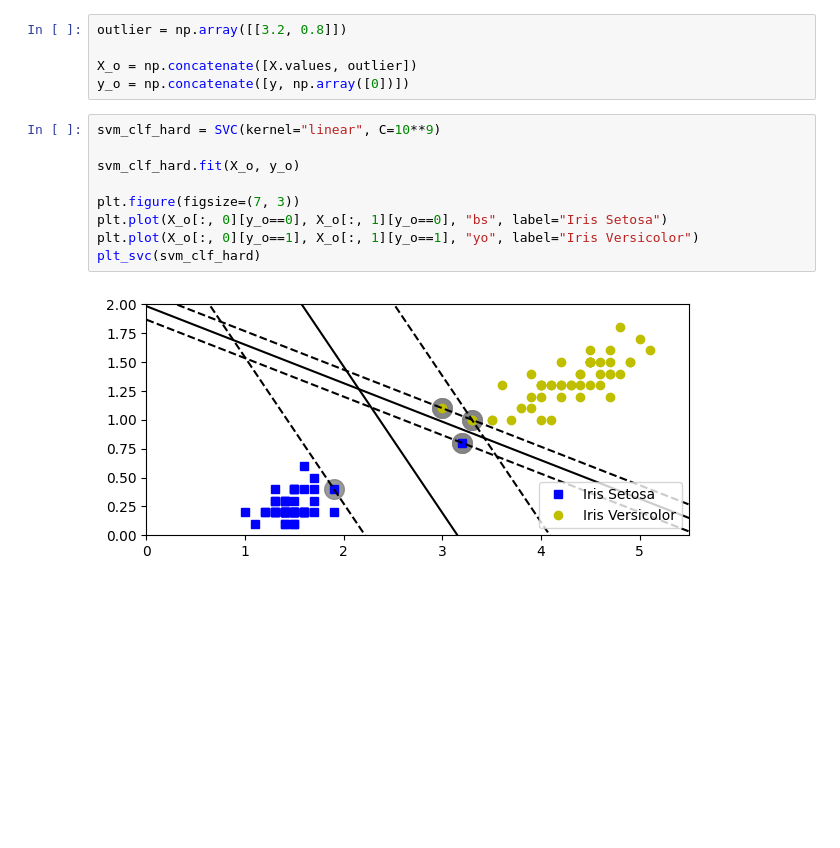
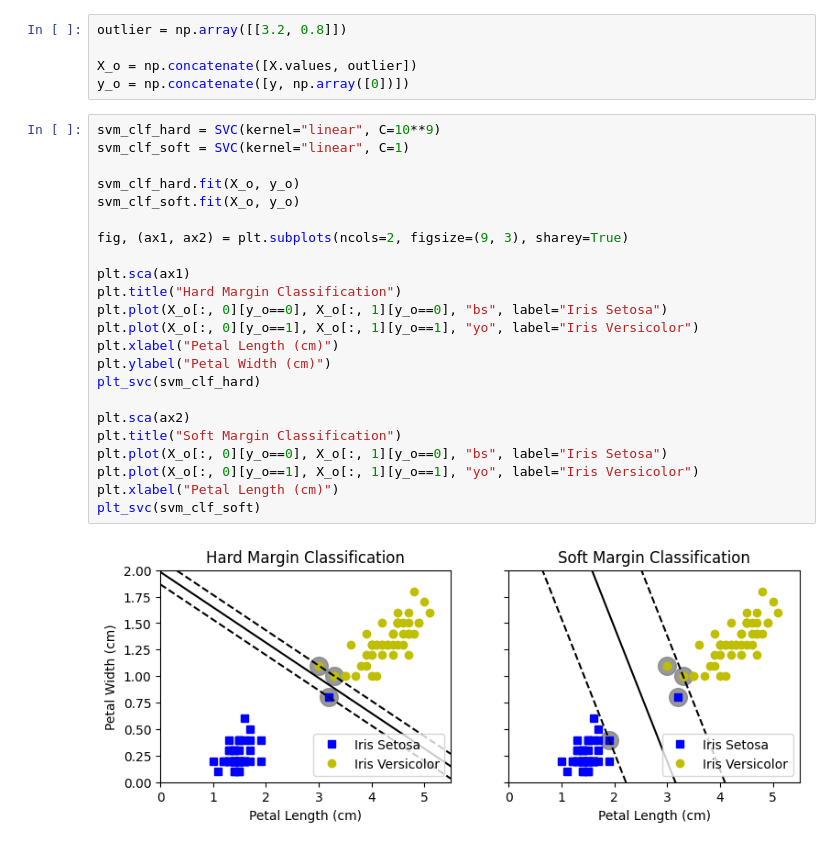
Before and after one commit to Zane-dev16/Support-Vector-Machines, a Jupyter notebook: notebooks/SVMs.ipynb, the cells around one changed output. Cells and saved outputs as stored; diff of their text form; blank space fills up the shorter version.

Commit message:
Plot hard margin vs soft margin

```diff
--- a/notebooks/SVMs.ipynb
+++ b/notebooks/SVMs.ipynb
@@ -119,12 +121,26 @@ X_o = np.concatenate([X.values, outlier])
 y_o = np.concatenate([y, np.array([0])])
 # %%
 svm_clf_hard = SVC(kernel="linear", C=10**9)
+svm_clf_soft = SVC(kernel="linear", C=1)
 
 svm_clf_hard.fit(X_o, y_o)
+svm_clf_soft.fit(X_o, y_o)
 
-plt.figure(figsize=(7, 3))
+fig, (ax1, ax2) = plt.subplots(ncols=2, figsize=(9, 3), sharey=True)
+
+plt.sca(ax1)
+plt.title("Hard Margin Classification")
 plt.plot(X_o[:, 0][y_o==0], X_o[:, 1][y_o==0], "bs", label="Iris Setosa")
 plt.plot(X_o[:, 0][y_o==1], X_o[:, 1][y_o==1], "yo", label="Iris Versicolor")
+plt.xlabel("Petal Length (cm)")
+plt.ylabel("Petal Width (cm)")
 plt_svc(svm_clf_hard)
+
+plt.sca(ax2)
+plt.title("Soft Margin Classification")
+plt.plot(X_o[:, 0][y_o==0], X_o[:, 1][y_o==0], "bs", label="Iris Setosa")
+plt.plot(X_o[:, 0][y_o==1], X_o[:, 1][y_o==1], "yo", label="Iris Versicolor")
+plt.xlabel("Petal Length (cm)")
+plt_svc(svm_clf_soft)
 # %% [output]
-[figure, old version]
+[figure, new version]
```
Also changed, not shown: parts of 1 cell of this notebook.
